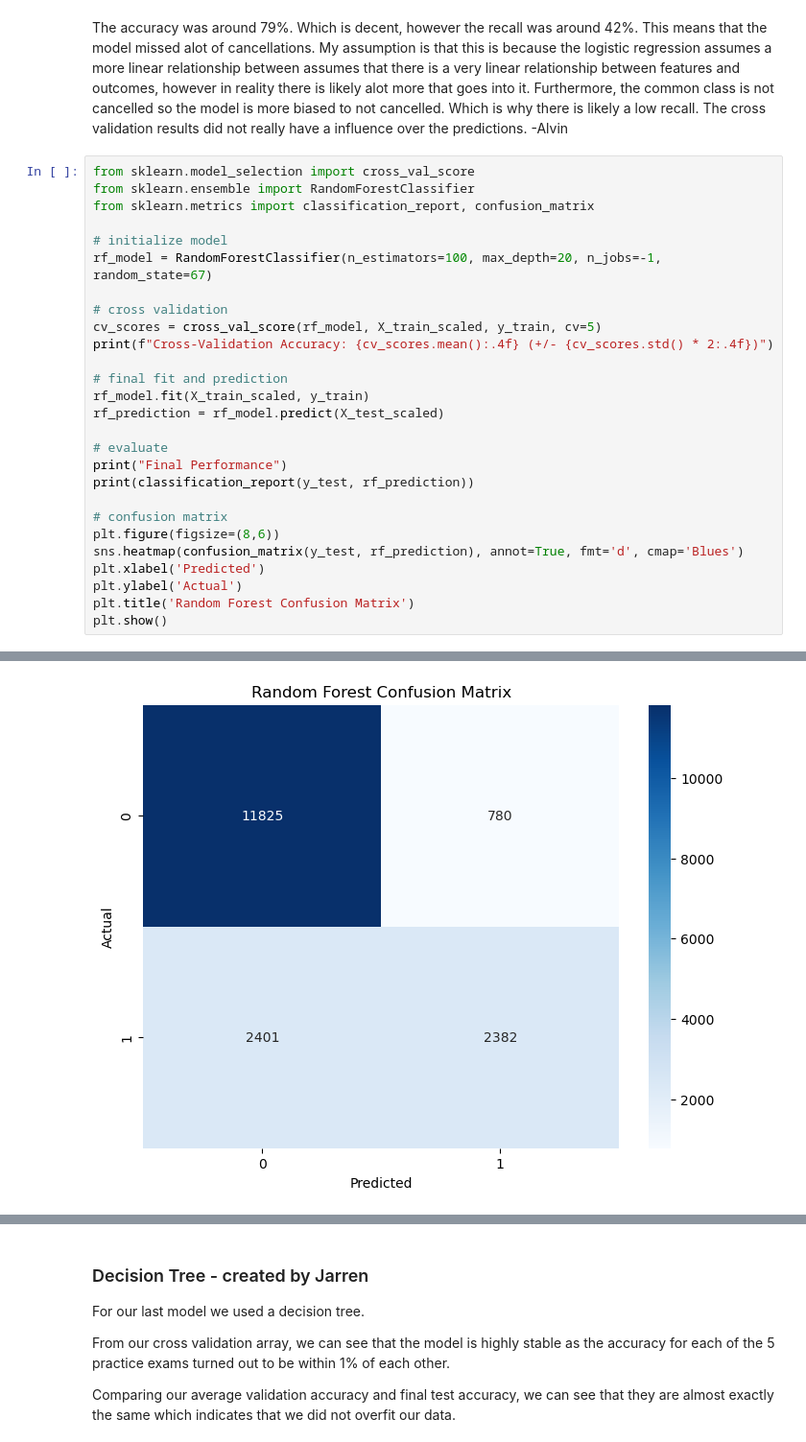
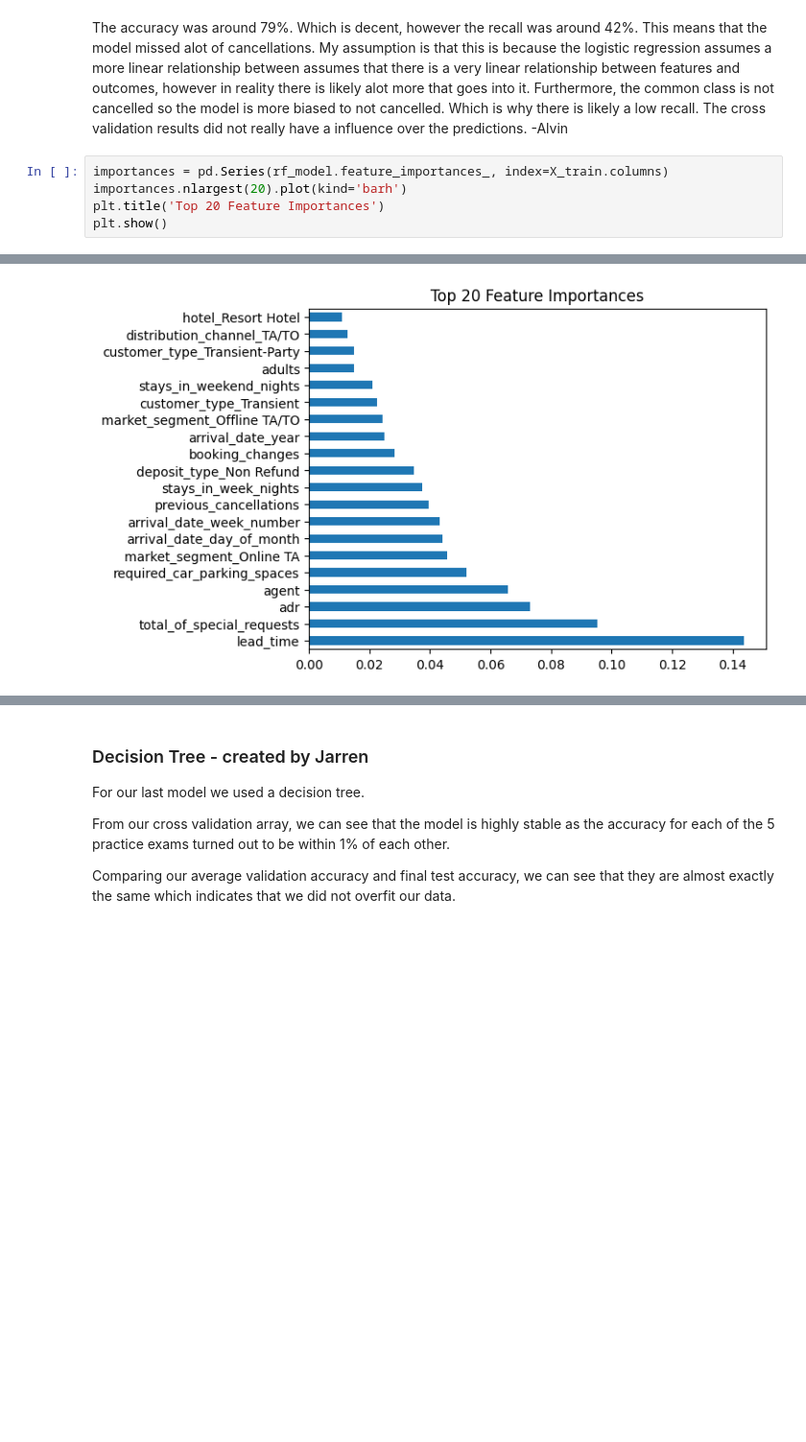
Before and after one commit to AlvinShaoPortfolio/CSE351_Project, a Jupyter notebook: Project.ipynb, the cells around one changed output, grey strips where cells are left out. Shown at 96% size. Cells and saved outputs as stored; diff of their text form; blank space fills up the shorter version.

```diff
--- a/Project.ipynb
+++ b/Project.ipynb
@@ -254,30 +253,8 @@ F1 Score:  0.5235
 # %% [markdown]
 The accuracy was around 79%. Which is decent, however the recall was around 42%. This means that the model missed alot of cancellations. My assumption is that this is because the logistic regression assumes a more linear relationship between assumes that there is a very linear relationship between features and outcomes, however in reality there is likely alot more that goes into it. Furthermore, the common class is not cancelled so the model is more biased to not cancelled. Which is why there is likely a low recall. The cross validation results did not really have a influence over the predictions. -Alvin
 # %%
-from sklearn.model_selection import cross_val_score
-from sklearn.ensemble import RandomForestClassifier
-from sklearn.metrics import classification_report, confusion_matrix
-
-# initialize model
-rf_model = RandomForestClassifier(n_estimators=100, max_depth=20, n_jobs=-1, random_state=67)
-
-# cross validation
-cv_scores = cross_val_score(rf_model, X_train_scaled, y_train, cv=5)
-print(f"Cross-Validation Accuracy: {cv_scores.mean():.4f} (+/- {cv_scores.std() * 2:.4f})")
-
-# final fit and prediction
-rf_model.fit(X_train_scaled, y_train)
-rf_prediction = rf_model.predict(X_test_scaled)
-
-# evaluate
-print("Final Performance")
-print(classification_report(y_test, rf_prediction))
-
-# confusion matrix
-plt.figure(figsize=(8,6))
-sns.heatmap(confusion_matrix(y_test, rf_prediction), annot=True, fmt='d', cmap='Blues')
-plt.xlabel('Predicted')
-plt.ylabel('Actual')
-plt.title('Random Forest Confusion Matrix')
+importances = pd.Series(rf_model.feature_importances_, index=X_train.columns)
+importances.nlargest(20).plot(kind='barh')
+plt.title('Top 20 Feature Importances')
 plt.show()
 # %% [output]
@@ -294 +261 @@ weighted avg       0.81      0.82      0.80     17388
-[figure, old version]
+[figure, new version]
```
Also changed, not shown: parts of 9 cells of this notebook.
